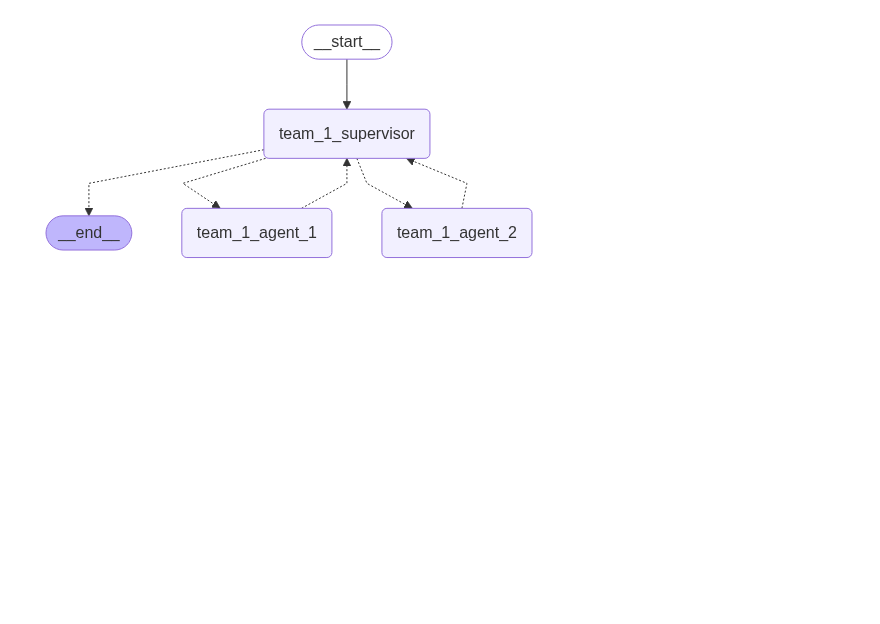
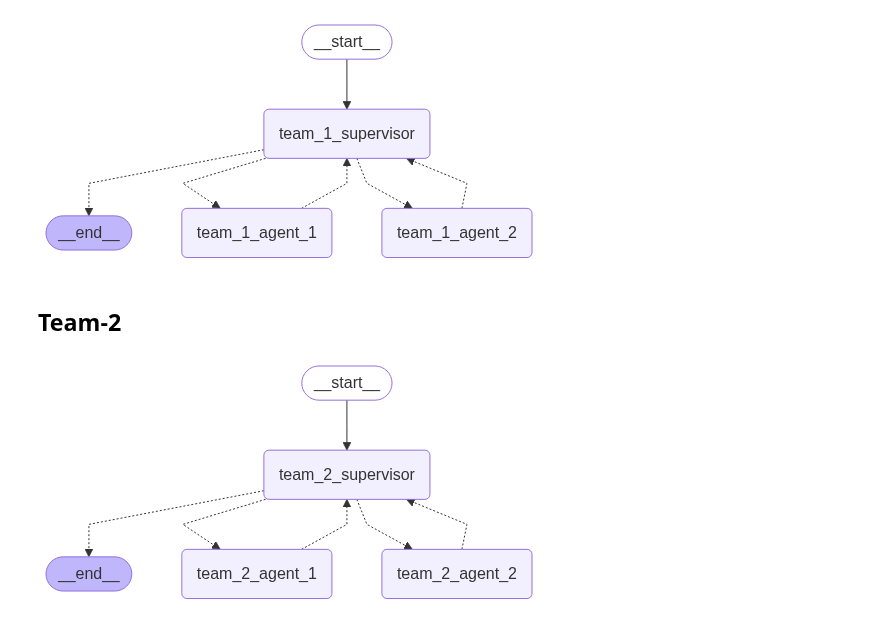
Before and after one commit to kinjal-AIML/End-to-End-Agentic-Ai-Automation-Lab, a Jupyter notebook: 04-LangGraph-Agentic-Workflows/03-Multi-Agent-Supervisor-pattern/hierarchical-agent.ipynb, the cells around one changed output. Cells and saved outputs as stored; diff of their text form; code cells hidden in the pictures; blank space fills up the shorter version.

Commit message:
team-2 graph build

```diff
--- a/04-LangGraph-Agentic-Workflows/03-Multi-Agent-Supervisor-pattern/hierarchical-agent.ipynb
+++ b/04-LangGraph-Agentic-Workflows/03-Multi-Agent-Supervisor-pattern/hierarchical-agent.ipynb
@@ -35,4 +35,33 @@ team_1_graph
 # %% [output]
 [figure]
 # %% [markdown]
-##
+## **Team-2**
+# %%
+class Team2State(MessagesState):
+    next: Literal["team_2_agent_1", "team_2_agent_2", "__end__"]
+
+
+def team_2_supervisor(state: Team2State) -> Command[Literal["team_2_agent_1", "team_2_agent_2", "__end__"]]:
+    pass
+
+def team_2_agent_1(state: Team2State) -> Command[Literal["team_2_supervisor"]]:
+    pass
+
+def team_2_agent_2(state: Team2State) -> Command[Literal["team_2_supervisor"]]:
+    pass
+
+## node
+
+team_2_builder = StateGraph(Team2State)
+
+team_2_builder.add_node("team_2_agent_1", team_2_agent_1)
+team_2_builder.add_node("team_2_agent_2", team_2_agent_2)
+team_2_builder.add_node("team_2_supervisor", team_2_supervisor)
+
+##
+team_2_builder.add_edge(START, "team_2_supervisor")
+
+team_2_graph = team_2_builder.compile()
+team_2_graph
+# %% [output]
+[figure, added]
```
